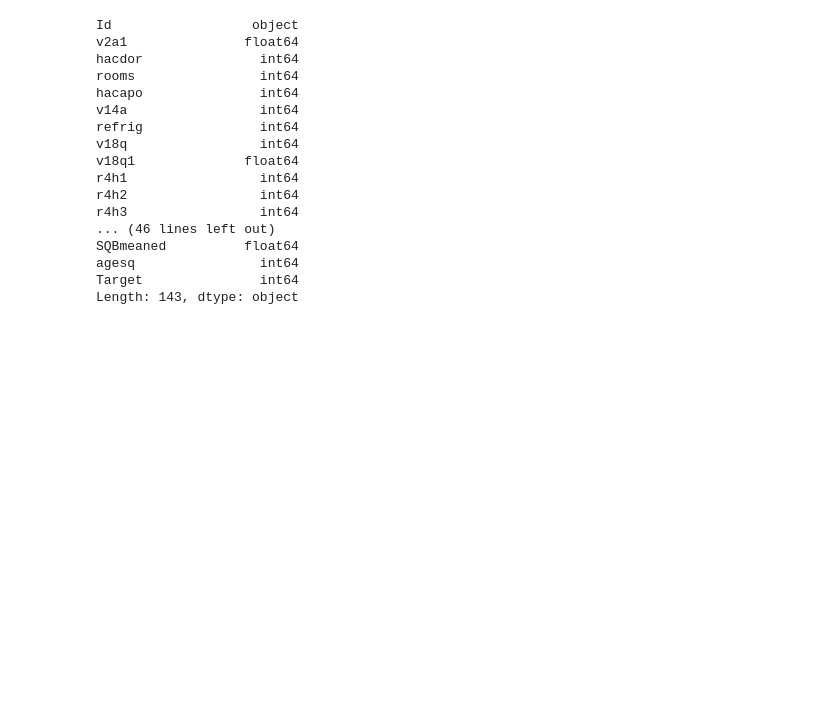
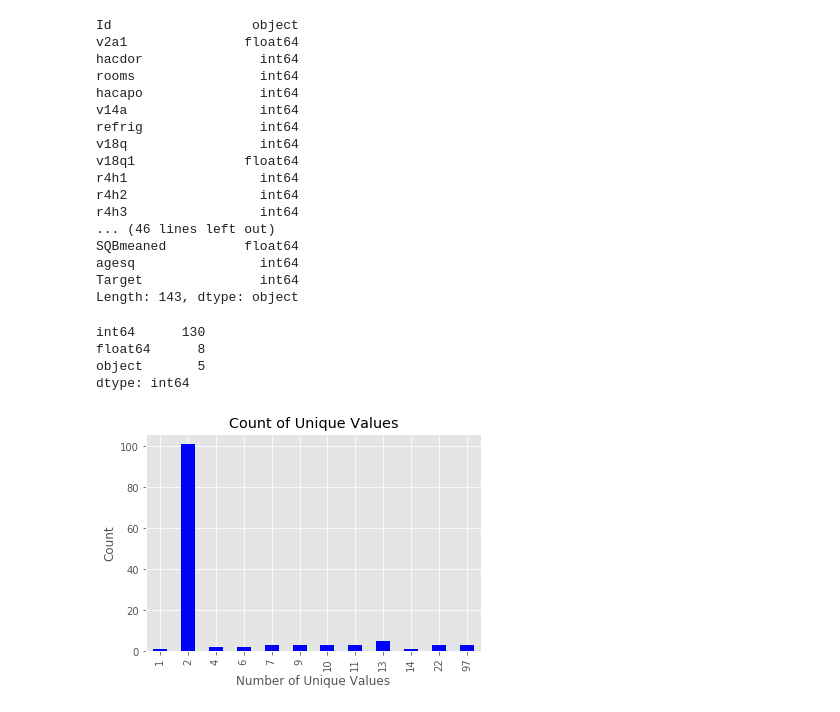
Before and after one commit to vmmadathil/Costa-Rican-Poverty, a Jupyter notebook: Data Exploration and Preparation.ipynb, the cells around one changed output. Saved outputs shown, nothing was run; the diff lists cells and outputs as text; code cells hidden in the pictures; blank space fills up the shorter version.

```diff
--- a/Data Exploration and Preparation.ipynb
+++ b/Data Exploration and Preparation.ipynb
@@ -63,3 +41,17 @@ SQBmeaned          float64
 agesq                int64
 Target               int64
 Length: 143, dtype: object
+# %%
+train.dtypes.value_counts()
+# %% [output]
+int64      130
+float64      8
+object       5
+dtype: int64
+# %%
+#mapping the distributions of unique integer values
+train.select_dtypes(np.int64).nunique().value_counts().sort_index().plot.bar(color = "blue")
+plt.xlabel('Number of Unique Values'); plt.ylabel('Count');
+plt.title('Count of Unique Values');
+# %% [output]
+[figure, added]
```
Also changed, not shown: parts of 20 cells of this notebook.
